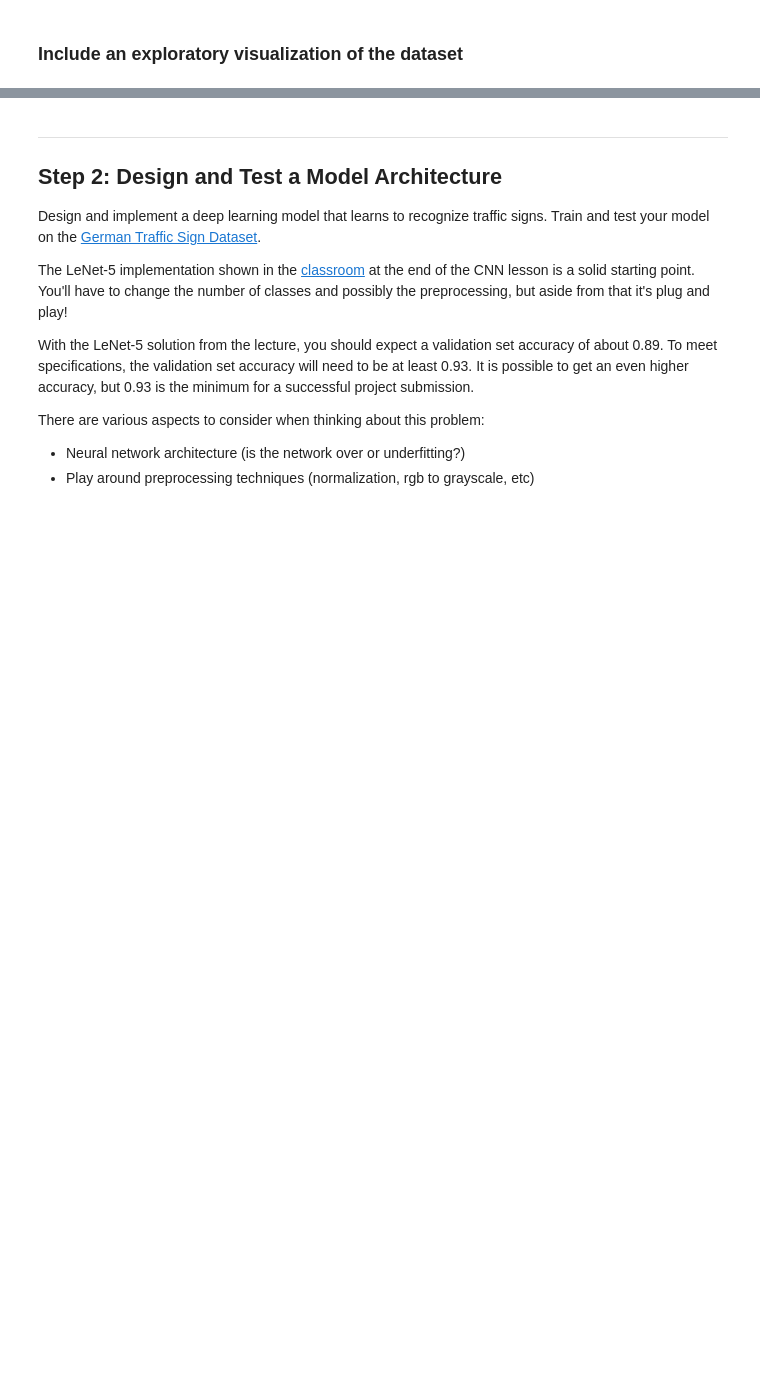
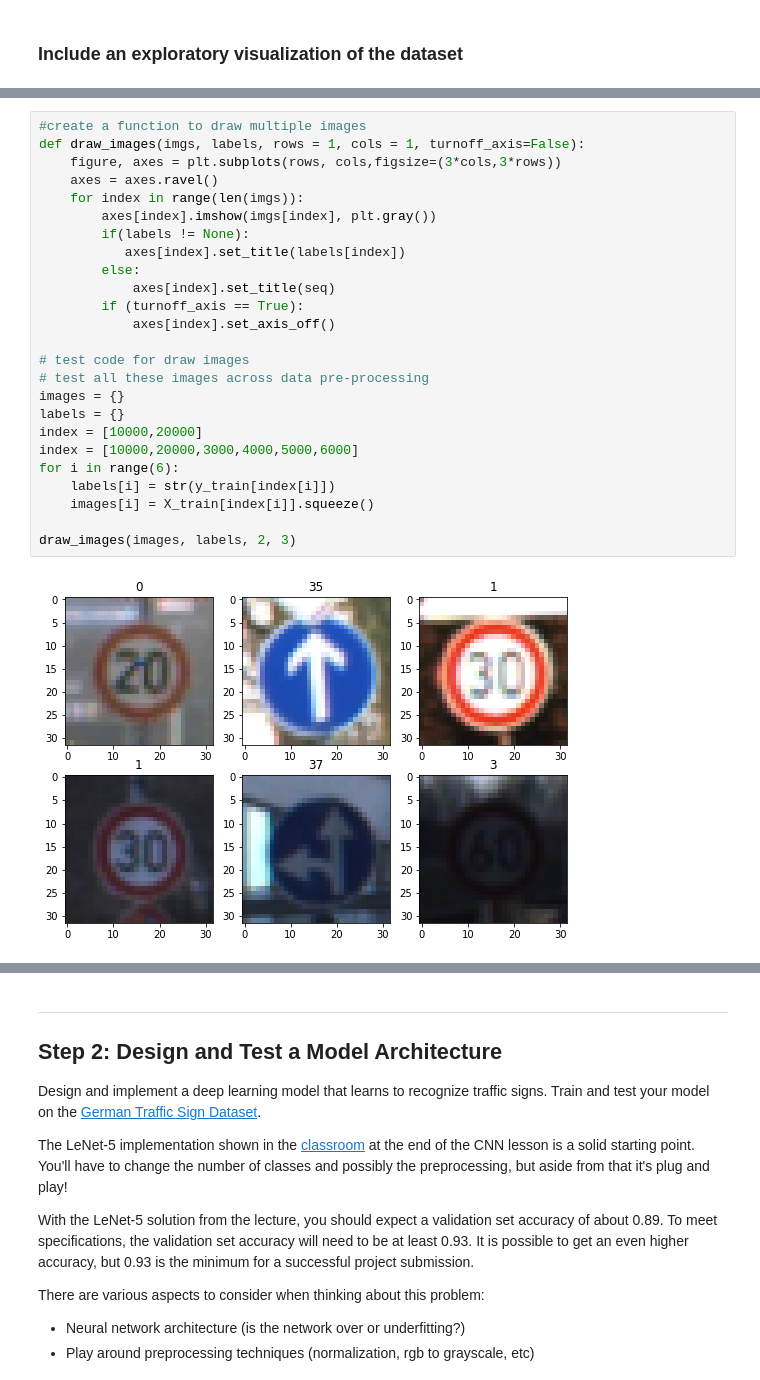
Before and after one commit to matrix00/traffic_sign_classifer, a Jupyter notebook: Traffic_Sign_Classifier.ipynb, the cells around one changed output, grey strips where cells are left out. Drawn from its saved outputs; the diff is of its cells as text; blank space fills up the shorter version.

```diff
--- a/Traffic_Sign_Classifier.ipynb
+++ b/Traffic_Sign_Classifier.ipynb
@@ -126,0 +143,27 @@ print(y_train[index])
+# %%
+#create a function to draw multiple images
+def draw_images(imgs, labels, rows = 1, cols = 1, turnoff_axis=False):
+    figure, axes = plt.subplots(rows, cols,figsize=(3*cols,3*rows))
+    axes = axes.ravel()
+    for index in range(len(imgs)):
+        axes[index].imshow(imgs[index], plt.gray())
+        if(labels != None):
+           axes[index].set_title(labels[index])
+        else:
+            axes[index].set_title(seq)
+        if (turnoff_axis == True):
+            axes[index].set_axis_off()
+
+# test code for draw images
+# test all these images across data pre-processing
+images = {}
+labels = {}
+index = [10000,20000]
+index = [10000,20000,3000,4000,5000,6000]
+for i in range(6):
+    labels[i] = str(y_train[index[i]])
+    images[i] = X_train[index[i]].squeeze()
+
+draw_images(images, labels, 2, 3)
+# %% [output]
+[figure, added]
```
Also changed, not shown: parts of 27 cells of this notebook, 3 other files.
